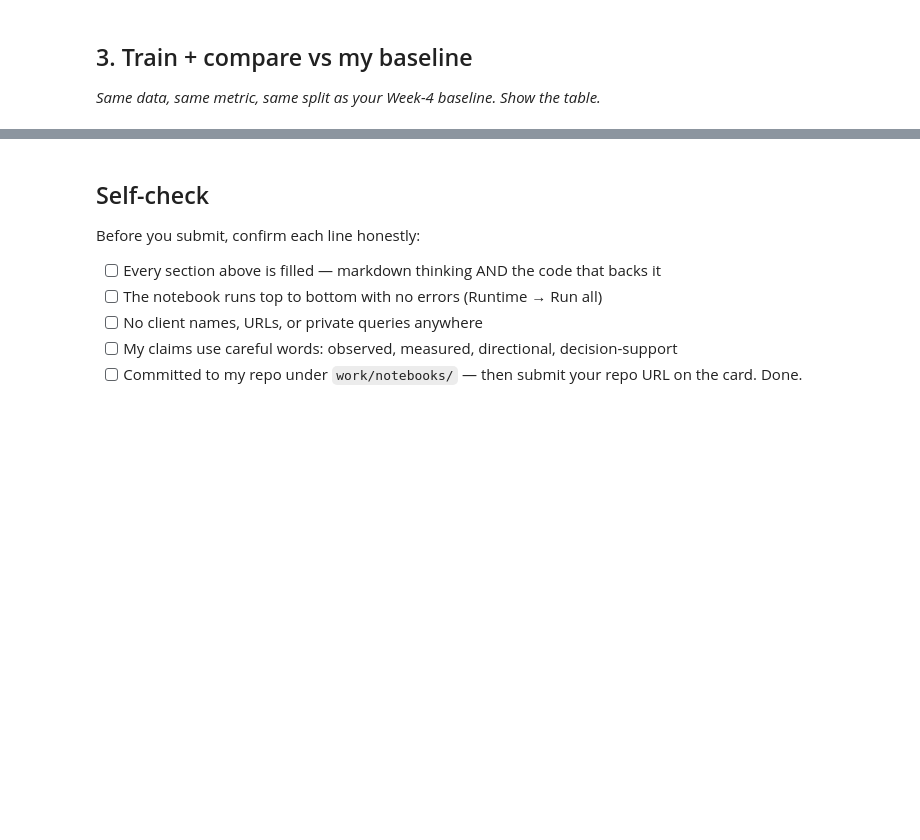
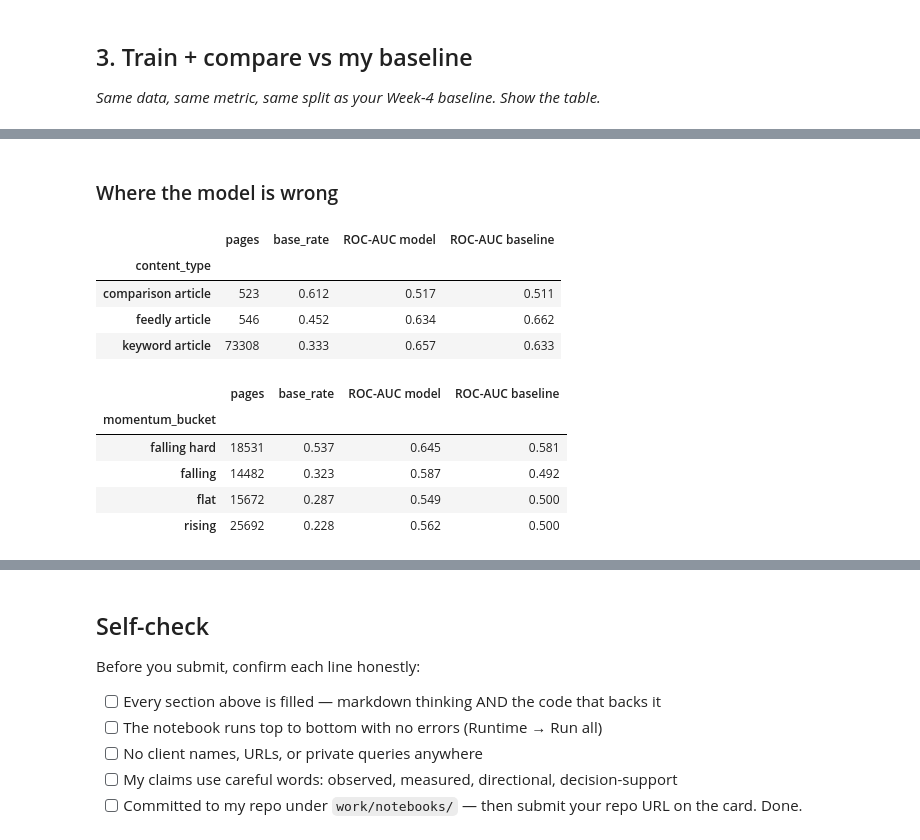
Before and after one commit to h0pi/flyrank-ml-intenrship, a Jupyter notebook: work/notebooks/w05_model.ipynb, the cells around one changed output, grey strips where cells are left out. Cells and saved outputs as stored; diff of their text form; code cells hidden in the pictures; blank space fills up the shorter version.

```diff
--- a/work/notebooks/w05_model.ipynb
+++ b/work/notebooks/w05_model.ipynb
@@ -36,0 +271,32 @@ This skeleton is yours to fill. Work the sections **in order** — each one has
+# %% [markdown]
+### Where the model is wrong
+# %%
+
+col = "score_Logistic Regression"
+df["momentum_bucket"] = pd.cut(df["momentum"], [-99, -0.3, -0.1, 0.1, 99],
+                               labels=["falling hard", "falling", "flat", "rising"])
+
+def group_table(by):
+    rows = []
+    for g, part in df.groupby(by, observed=True):
+        if part["is_declining"].nunique() < 2:
+            continue
+        rows.append({by: g, "pages": len(part), "base_rate": part["is_declining"].mean(),
+                     "ROC-AUC model": roc_auc_score(part["is_declining"], part[col]),
+                     "ROC-AUC baseline": roc_auc_score(part["is_declining"], part["baseline_score"])})
+    return pd.DataFrame(rows).set_index(by).round(3)
+
+display(group_table("content_type"))
+display(group_table("momentum_bucket"))
+# %% [output]
+|  | pages | base_rate | ROC-AUC model | ROC-AUC baseline |
+| content_type |  |  |  |  |
+| comparison article | 523 | 0.612 | 0.517 | 0.511 |
+| feedly article | 546 | 0.452 | 0.634 | 0.662 |
+| keyword article | 73308 | 0.333 | 0.657 | 0.633 |
+|  | pages | base_rate | ROC-AUC model | ROC-AUC baseline |
+| momentum_bucket |  |  |  |  |
+| falling hard | 18531 | 0.537 | 0.645 | 0.581 |
+| falling | 14482 | 0.323 | 0.587 | 0.492 |
+| flat | 15672 | 0.287 | 0.549 | 0.500 |
+| rising | 25692 | 0.228 | 0.562 | 0.500 |
```
Also changed, not shown: parts of 20 cells of this notebook, 1 other file.
